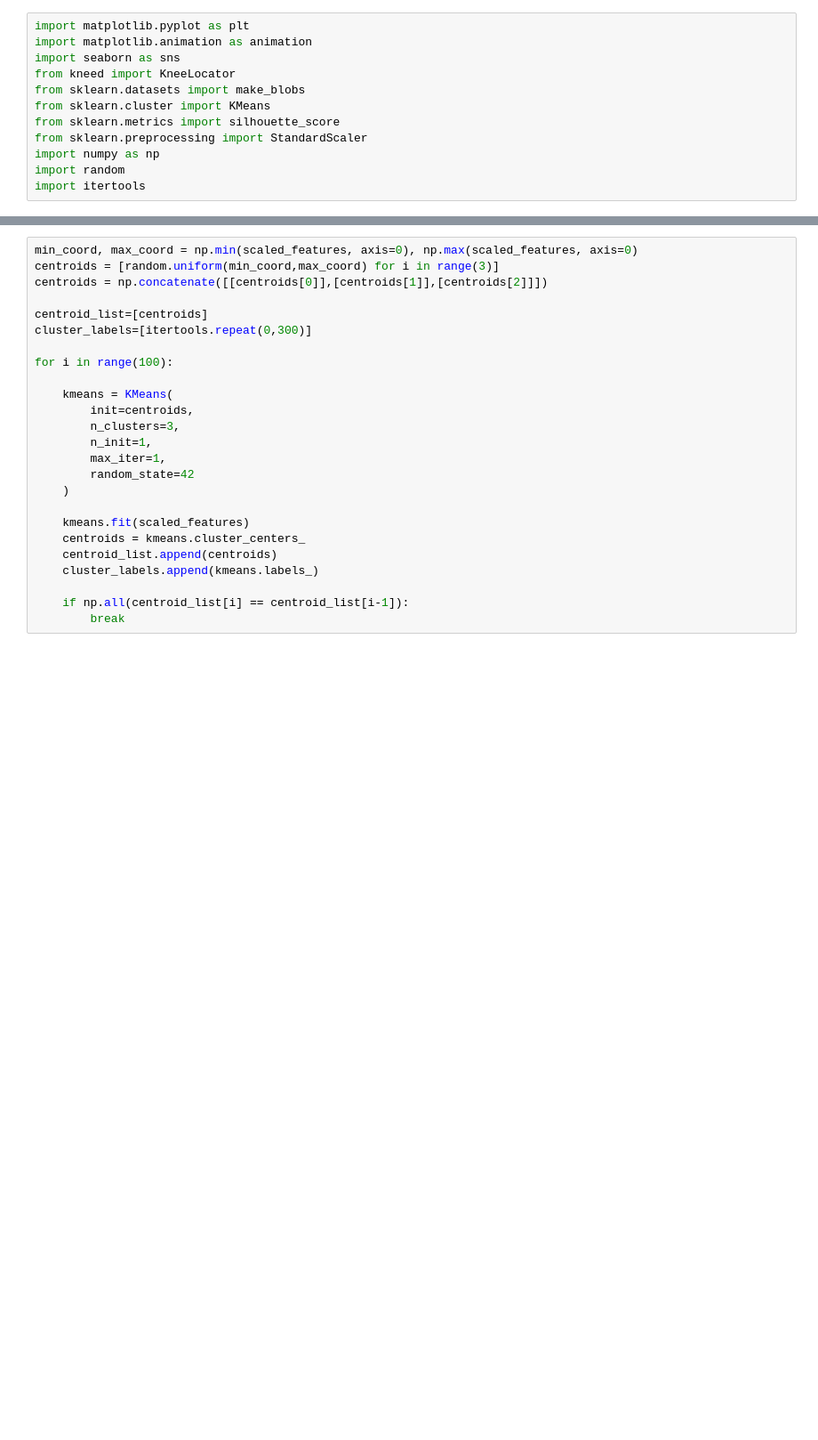
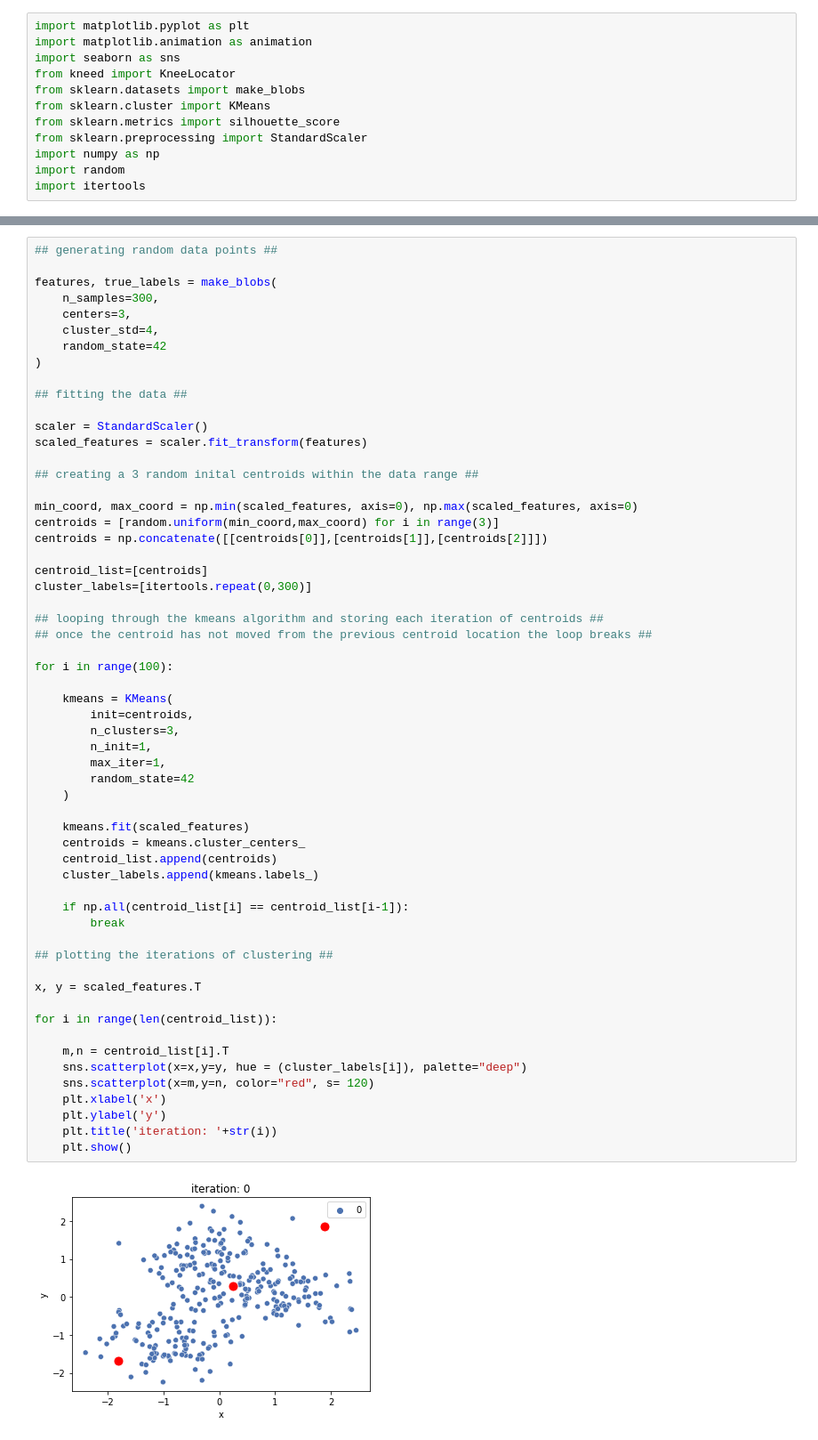
Before and after one commit to liwatts/AdvancedML, a Jupyter notebook: homework_1.ipynb, the cells around one changed output, grey strips where cells are left out. Shown at 89% size. Saved outputs shown, nothing was run; the diff lists cells and outputs as text; blank space fills up the shorter version.

```diff
--- a/homework_1.ipynb
+++ b/homework_1.ipynb
@@ -27,25 +15,60 @@ len(true_labels)
 # %%
+## generating random data points ##
+
+features, true_labels = make_blobs(
+    n_samples=300,
+    centers=3,
+    cluster_std=4,
+    random_state=42
+)
+
+## fitting the data ##
+
+scaler = StandardScaler()
+scaled_features = scaler.fit_transform(features)
+
+## creating a 3 random inital centroids within the data range ##
+
 min_coord, max_coord = np.min(scaled_features, axis=0), np.max(scaled_features, axis=0)
 centroids = [random.uniform(min_coord,max_coord) for i in range(3)]
 centroids = np.concatenate([[centroids[0]],[centroids[1]],[centroids[2]]])
 
 centroid_list=[centroids]
 cluster_labels=[itertools.repeat(0,300)]
+
+## looping through the kmeans algorithm and storing each iteration of centroids ##
+## once the centroid has not moved from the previous centroid location the loop breaks ##
 
 for i in range(100):
 
     kmeans = KMeans(
         init=centroids,
         n_clusters=3,
         n_init=1,
         max_iter=1,
         random_state=42
     )
 
     kmeans.fit(scaled_features)
     centroids = kmeans.cluster_centers_
     centroid_list.append(centroids)
     cluster_labels.append(kmeans.labels_)
 
     if np.all(centroid_list[i] == centroid_list[i-1]):
         break
+
+## plotting the iterations of clustering ##
+
+x, y = scaled_features.T
+
+for i in range(len(centroid_list)):
+
+    m,n = centroid_list[i].T
+    sns.scatterplot(x=x,y=y, hue = (cluster_labels[i]), palette="deep")
+    sns.scatterplot(x=m,y=n, color="red", s= 120)
+    plt.xlabel('x')
+    plt.ylabel('y')
+    plt.title('iteration: '+str(i))
+    plt.show()
+# %% [output]
+[figure, added]
```
Also changed, not shown: parts of 5 cells of this notebook.
